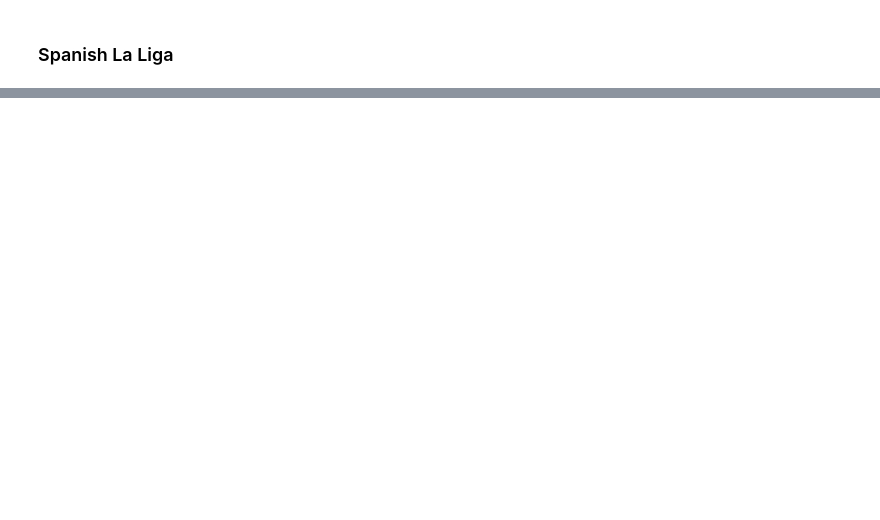
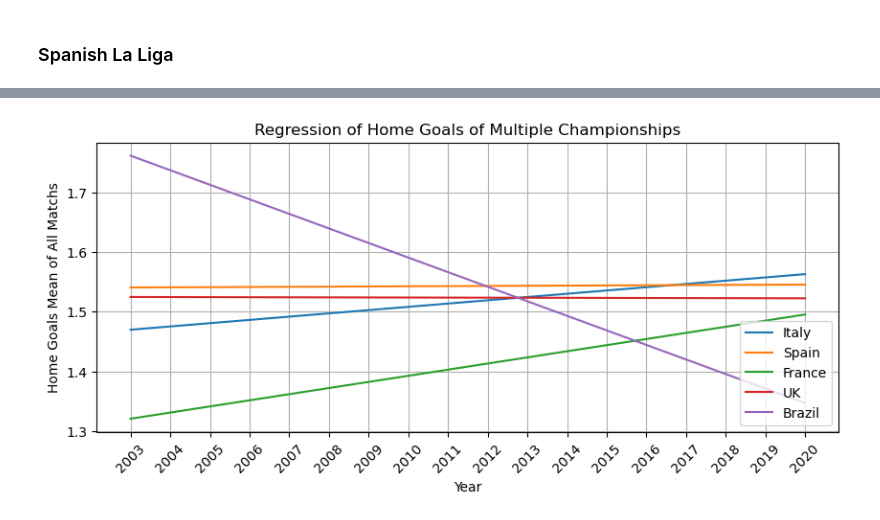
Before and after one commit to IsraelFPM/FootBall-EDA, a Jupyter notebook: GoalsAnalyse.ipynb, the cells around one changed output, grey strips where cells are left out. Drawn from its saved outputs; the diff is of its cells as text; code cells hidden in the pictures; blank space fills up the shorter version.

```diff
--- a/GoalsAnalyse.ipynb
+++ b/GoalsAnalyse.ipynb
@@ -78,7 +77,7 @@ plt.show()
 [figure]
 [interactive output not drawn]
 # %%
-gols_per_year = (
+gols_per_year_Brazilian_SerieA = (
     df_Games_Brasil[["ano_campeonato", "home_goal", "away_goal"]]
     .groupby(["ano_campeonato"])
     .mean()
@@ -668,0 +607,26 @@ plt.show()
+# %%
+ChampDF = [
+    gols_per_year_Italia,
+    gols_per_year_LaLiga,
+    gols_per_year_Ligue1,
+    gols_per_year_Premier,
+    gols_per_year_Brazilian_SerieA
+]
+ChampName = ["Italy", "Spain", "France", "UK",'Brazil']
+
+#Brazilian Serie A data are between 2003-2020 only
+Index = gols_per_year_Italia.index.values[1:-1]
+## Creating DataFrames
+Home_Scatter = pd.DataFrame(index=Index)
+Home_Regression = pd.DataFrame(index=Index)
+
+Away_Scatter = pd.DataFrame(index=Index)
+Away_Regression = pd.DataFrame(index=Index)
+
+X = Index
+
+for i in range(0, 5):
+    Home_Scatter[ChampName[i]] = ChampDF[i]["home_goal"]
+    Away_Scatter[ChampName[i]] = ChampDF[i]["away_goal"]
+    Home_Regression[ChampName[i]] = RegressaoLinear(X, Home_Scatter[ChampName[i]].values)
+    Away_Regression[ChampName[i]] = RegressaoLinear(X, Away_Scatter[ChampName[i]].values)
@@ -668,0 +635,19 @@ plt.show()
+# %%
+fig = plt.figure(figsize=(10, 4), dpi=100)
+
+sns.lineplot(data=Home_Regression, x=Home_Regression.index, y="Italy")
+sns.lineplot(data=Home_Regression, x=Home_Regression.index, y="Spain")
+sns.lineplot(data=Home_Regression, x=Home_Regression.index, y="France")
+sns.lineplot(data=Home_Regression, x=Home_Regression.index, y="UK")
+sns.lineplot(data=Home_Regression, x=Home_Regression.index, y="Brazil")
+
+plt.title("Regression of Home Goals of Multiple Championships")
+plt.grid(True)
+plt.legend(ChampName, loc="lower right")
+plt.xlabel("Year")
+plt.ylabel("Home Goals Mean of All Matchs")
+plt.xticks(X, rotation=45)
+
+plt.show()
+# %% [output]
+[figure, added]
```
Also changed, not shown: parts of 17 cells of this notebook.
